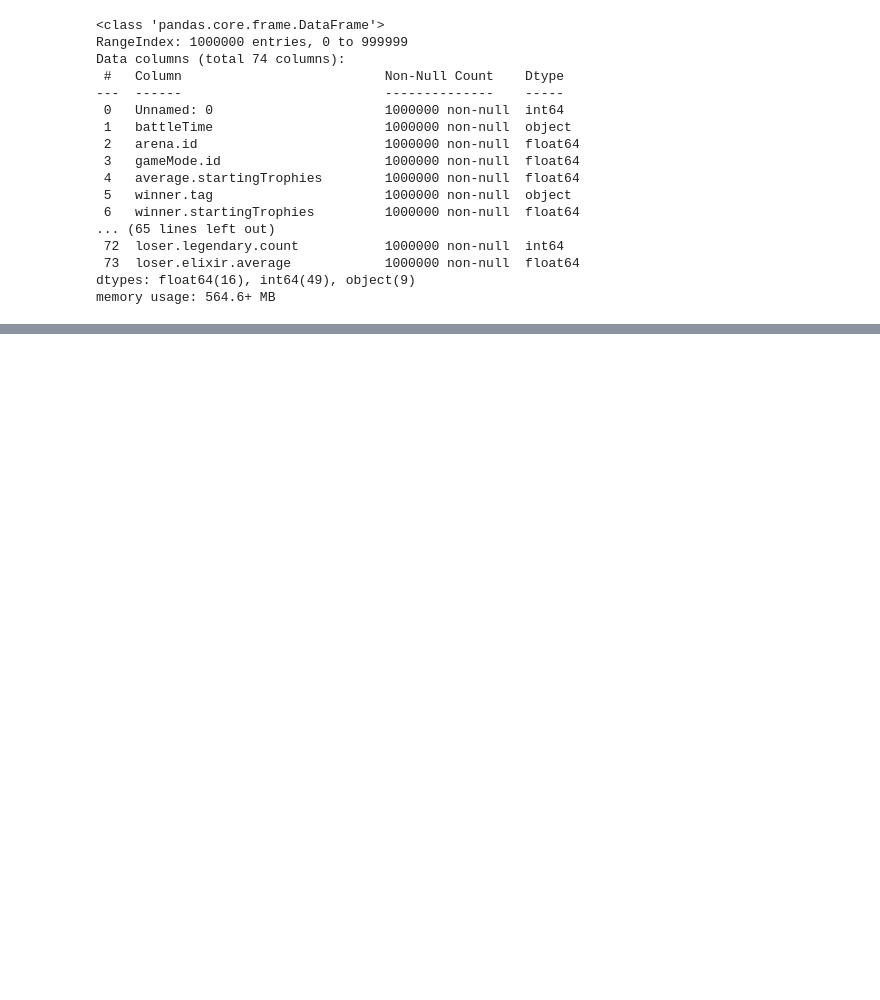
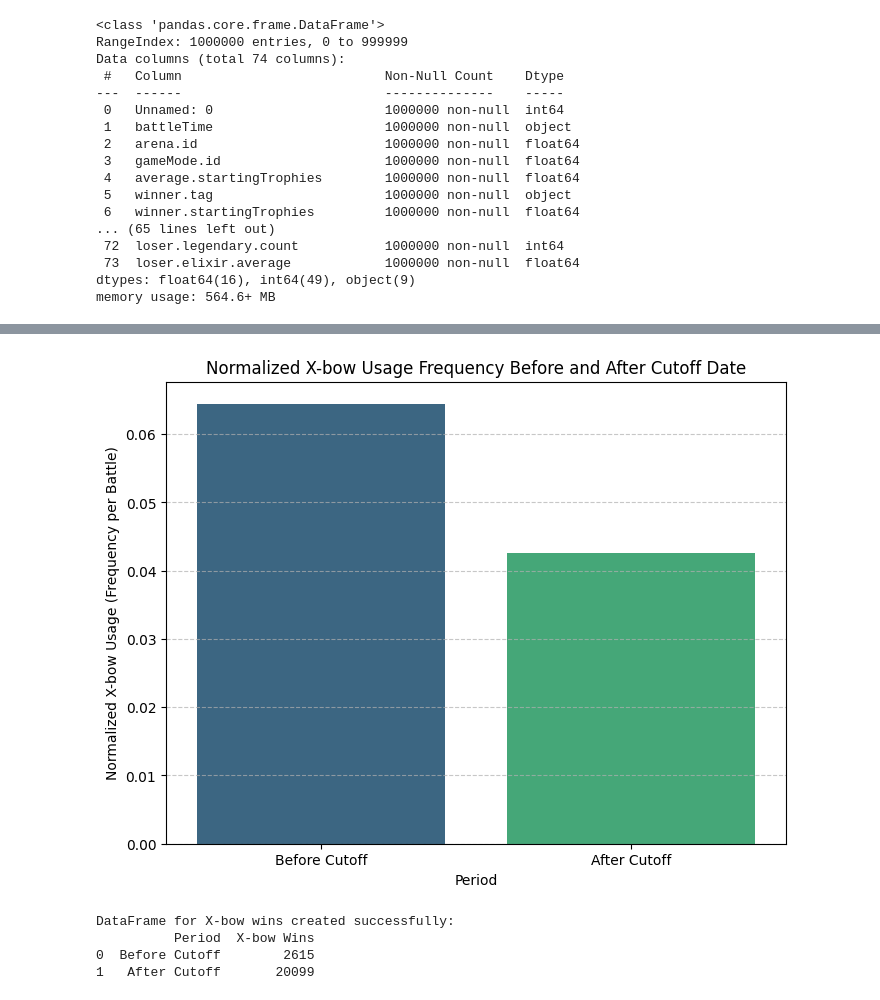
Before and after one commit to Abash05/PekkasPlayhouse-Data-Royale, a Jupyter notebook: PekkasPlayhouse_DataRoyale.ipynb, the cells around one changed output, grey strips where cells are left out. Cells and saved outputs as stored; diff of their text form; code cells hidden in the pictures; blank space fills up the shorter version.

```diff
--- a/PekkasPlayhouse_DataRoyale.ipynb
+++ b/PekkasPlayhouse_DataRoyale.ipynb
@@ -103,0 +252,37 @@ dfAfter tail:
+# %%
+import matplotlib.pyplot as plt
+import pandas as pd
+import seaborn as sns
+
+# Prepare data for plotting the normalized frequencies
+normalized_xbow_usage_data = {
+    'Period': ['Before Cutoff', 'After Cutoff'],
+    'Normalized X-bow Usage': [normalized_xbow_before, normalized_xbow_after]
+}
+normalized_xbow_usage_df = pd.DataFrame(normalized_xbow_usage_data)
+
+# Create the bar chart for normalized frequencies
+plt.figure(figsize=(8, 6))
+sns.barplot(x='Period', y='Normalized X-bow Usage', hue='Period', data=normalized_xbow_usage_df, palette='viridis', legend=False)
+
+plt.title('Normalized X-bow Usage Frequency Before and After Cutoff Date')
+plt.xlabel('Period')
+plt.ylabel('Normalized X-bow Usage (Frequency per Battle)')
+plt.grid(axis='y', linestyle='--', alpha=0.7)
+plt.show()
+# %% [output]
+[figure, added]
+# %%
+xbow_wins_data = {
+    'Period': ['Before Cutoff', 'After Cutoff'],
+    'X-bow Wins': [xbow_before_winner_count, xbow_after_winner_count]
+}
+xbow_wins_df = pd.DataFrame(xbow_wins_data)
+
+print("DataFrame for X-bow wins created successfully:")
+print(xbow_wins_df)
+# %% [output]
+DataFrame for X-bow wins created successfully:
+          Period  X-bow Wins
+0  Before Cutoff        2615
+1   After Cutoff       20099
```
Also changed, not shown: parts of 87 cells of this notebook.
